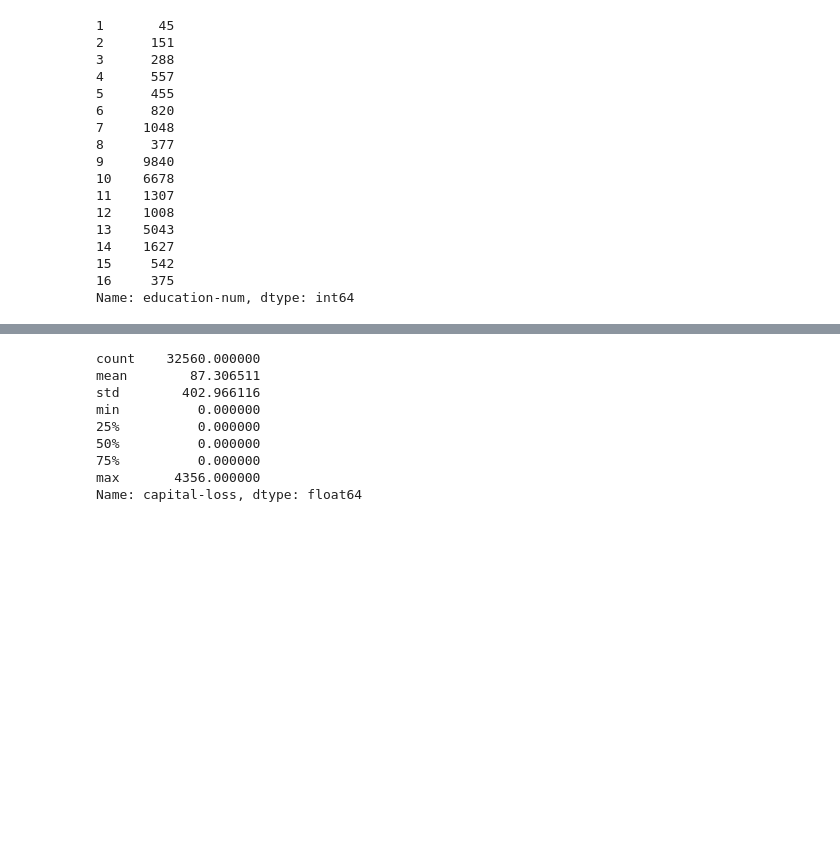
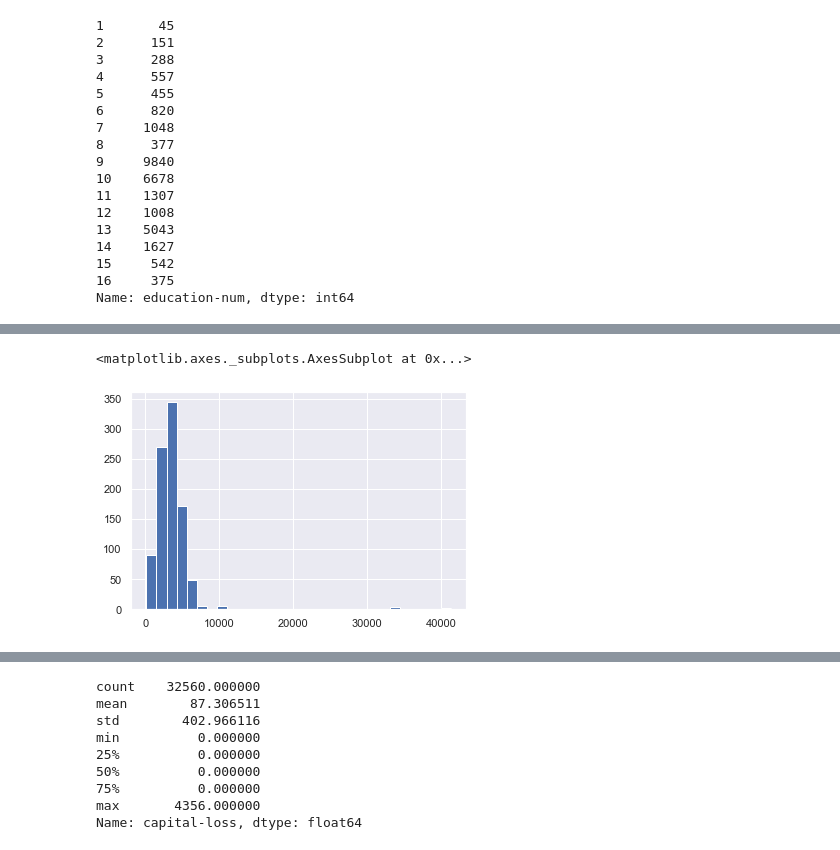
Before and after one commit to xiaomiaoright/DSApplication_DonationTargets, a Jupyter notebook: Classification.ipynb, the cells around one changed output, grey strips where cells are left out. Drawn from its saved outputs; the diff is of its cells as text; code cells hidden in the pictures; blank space fills up the shorter version.

```diff
--- a/Classification.ipynb
+++ b/Classification.ipynb
@@ -309,3 +322,8 @@ df2[df2['capital-gain_cat']==1]['capital-gain'].hist(bins=50)
+# %%
+df2.loc[df2['Income']=='<=50K'].loc[df2['capital-gain_cat']==1 ]['capital-gain'].hist(bins=30)
+# %% [output]
+<matplotlib.axes._subplots.AxesSubplot at 0x...>
+[figure, added]
 # %%
 df2[df2['capital-gain_cat']==1]['capital-gain'].describe()
 # %% [output]
```
Also changed, not shown: parts of 97 cells of this notebook.
